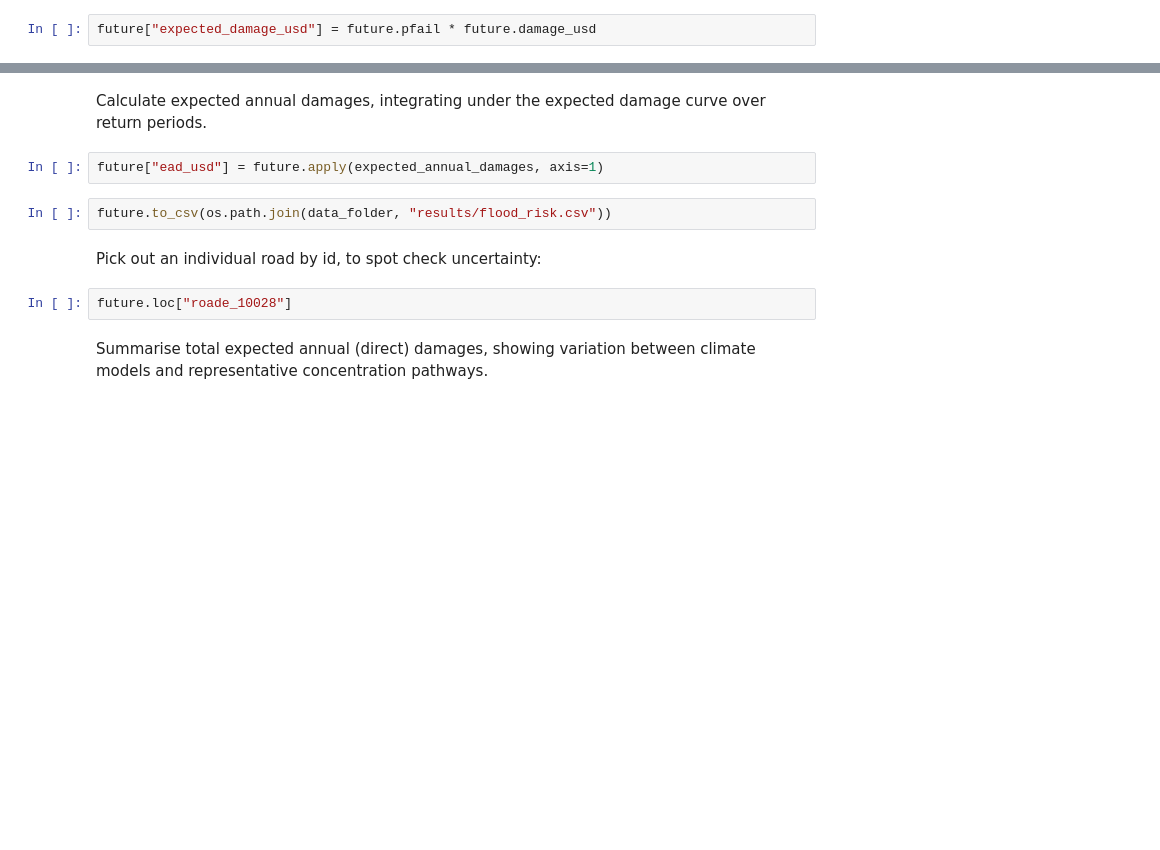
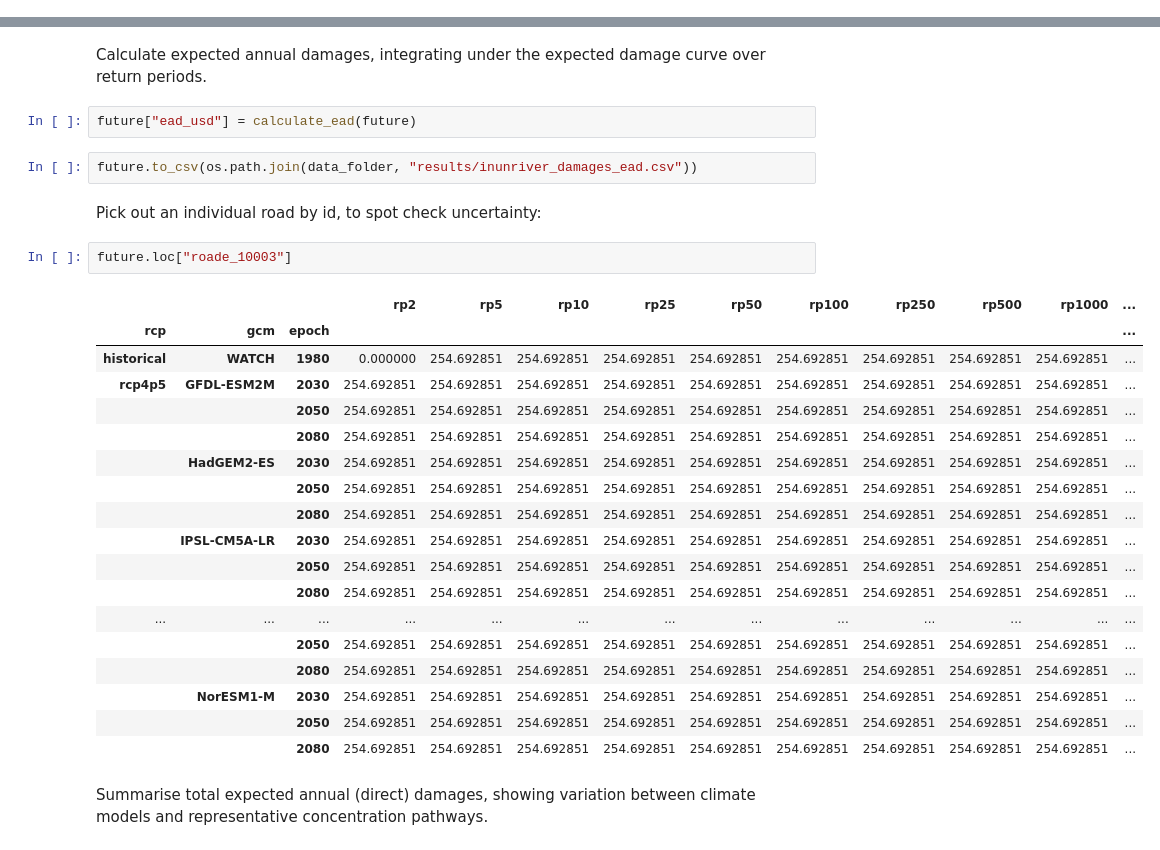
Before and after one commit to nismod/snail, a Jupyter notebook: tutorials/02-assess-damage-and-disruption.ipynb, the cells around one changed output, grey strips where cells are left out. Cells and saved outputs as stored; diff of their text form; blank space fills up the shorter version.

```diff
--- a/tutorials/02-assess-damage-and-disruption.ipynb
+++ b/tutorials/02-assess-damage-and-disruption.ipynb
@@ -299,5 +444,3 @@ Calculated the expected damage for each length exposed (under a given return per
-# %%
-future["expected_damage_usd"] = future.pfail * future.damage_usd
 # %% [markdown]
 Sum up the expected damage for each road, per return period, gcm and rcp
 # %%
@@ -319,13 +470,32 @@ future.head(2)
 # %% [markdown]
 Calculate expected annual damages, integrating under the expected damage curve over return periods.
 # %%
-future["ead_usd"] = future.apply(expected_annual_damages, axis=1)
+future["ead_usd"] = calculate_ead(future)
 # %%
-future.to_csv(os.path.join(data_folder, "results/flood_risk.csv"))
+future.to_csv(os.path.join(data_folder, "results/inunriver_damages_ead.csv"))
 # %% [markdown]
 Pick out an individual road by id, to spot check uncertainty:
 # %%
-future.loc["roade_10028"]
+future.loc["roade_10003"]
+# %% [output]
+|  |  |  | rp2 | rp5 | rp10 | rp25 | rp50 | rp100 | rp250 | rp500 | rp1000 | ... |
+| rcp | gcm | epoch |  |  |  |  |  |  |  |  |  | ... |
+| historical | WATCH | 1980 | 0.000000 | 254.692851 | 254.692851 | 254.692851 | 254.692851 | 254.692851 | 254.692851 | 254.692851 | 254.692851 | ... |
+| rcp4p5 | GFDL-ESM2M | 2030 | 254.692851 | 254.692851 | 254.692851 | 254.692851 | 254.692851 | 254.692851 | 254.692851 | 254.692851 | 254.692851 | ... |
+|  |  | 2050 | 254.692851 | 254.692851 | 254.692851 | 254.692851 | 254.692851 | 254.692851 | 254.692851 | 254.692851 | 254.692851 | ... |
+|  |  | 2080 | 254.692851 | 254.692851 | 254.692851 | 254.692851 | 254.692851 | 254.692851 | 254.692851 | 254.692851 | 254.692851 | ... |
+|  | HadGEM2-ES | 2030 | 254.692851 | 254.692851 | 254.692851 | 254.692851 | 254.692851 | 254.692851 | 254.692851 | 254.692851 | 254.692851 | ... |
+|  |  | 2050 | 254.692851 | 254.692851 | 254.692851 | 254.692851 | 254.692851 | 254.692851 | 254.692851 | 254.692851 | 254.692851 | ... |
+|  |  | 2080 | 254.692851 | 254.692851 | 254.692851 | 254.692851 | 254.692851 | 254.692851 | 254.692851 | 254.692851 | 254.692851 | ... |
+|  | IPSL-CM5A-LR | 2030 | 254.692851 | 254.692851 | 254.692851 | 254.692851 | 254.692851 | 254.692851 | 254.692851 | 254.692851 | 254.692851 | ... |
+|  |  | 2050 | 254.692851 | 254.692851 | 254.692851 | 254.692851 | 254.692851 | 254.692851 | 254.692851 | 254.692851 | 254.692851 | ... |
+|  |  | 2080 | 254.692851 | 254.692851 | 254.692851 | 254.692851 | 254.692851 | 254.692851 | 254.692851 | 254.692851 | 254.692851 | ... |
+| ... | ... | ... | ... | ... | ... | ... | ... | ... | ... | ... | ... | ... |
+|  |  | 2050 | 254.692851 | 254.692851 | 254.692851 | 254.692851 | 254.692851 | 254.692851 | 254.692851 | 254.692851 | 254.692851 | ... |
+|  |  | 2080 | 254.692851 | 254.692851 | 254.692851 | 254.692851 | 254.692851 | 254.692851 | 254.692851 | 254.692851 | 254.692851 | ... |
+|  | NorESM1-M | 2030 | 254.692851 | 254.692851 | 254.692851 | 254.692851 | 254.692851 | 254.692851 | 254.692851 | 254.692851 | 254.692851 | ... |
+|  |  | 2050 | 254.692851 | 254.692851 | 254.692851 | 254.692851 | 254.692851 | 254.692851 | 254.692851 | 254.692851 | 254.692851 | ... |
+|  |  | 2080 | 254.692851 | 254.692851 | 254.692851 | 254.692851 | 254.692851 | 254.692851 | 254.692851 | 254.692851 | 254.692851 | ... |
 # %% [markdown]
 Summarise total expected annual (direct) damages, showing variation between climate models and representative concentration pathways.
 # %%
```
Also changed, not shown: parts of 50 cells of this notebook, 2 other files.
